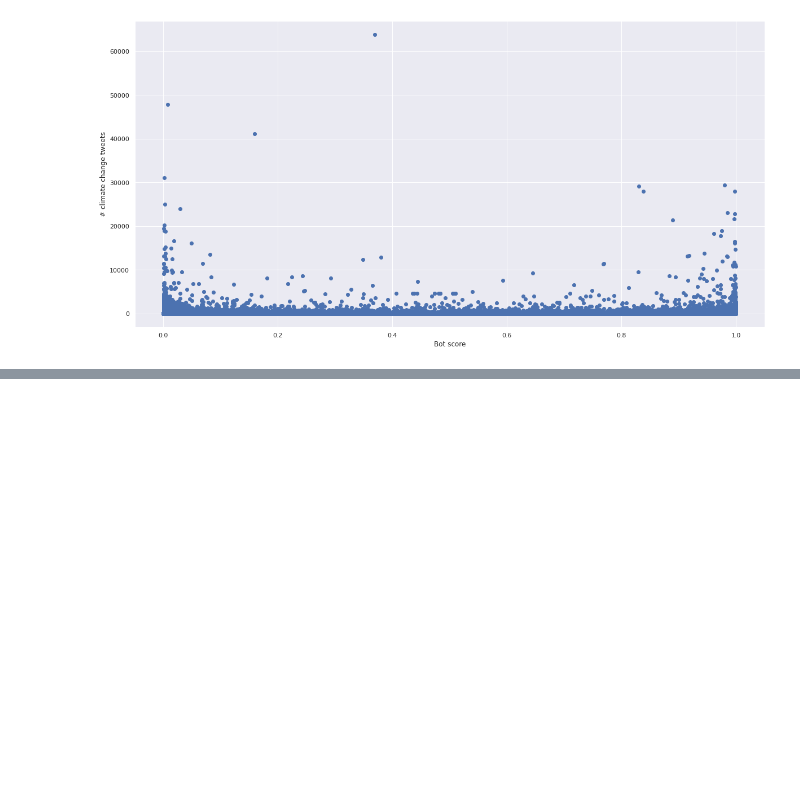
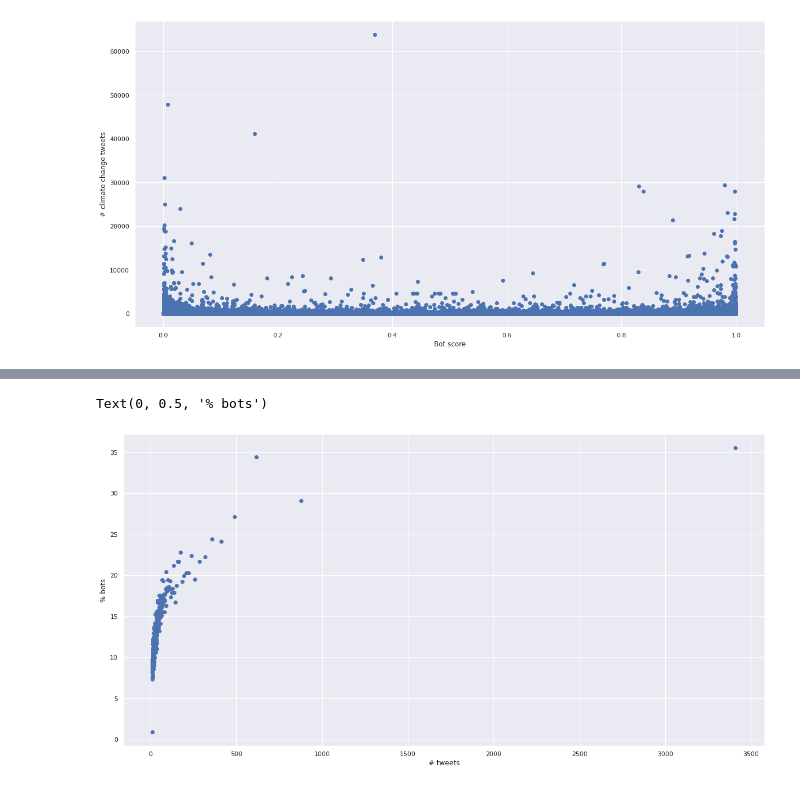
Before and after one commit to UoA-eResearch/twitter_analysis, a Jupyter notebook: bots.ipynb, the cells around one changed output, grey strips where cells are left out. Saved outputs shown, nothing was run; the diff lists cells and outputs as text; code cells hidden in the pictures; blank space fills up the shorter version.

```diff
--- a/bots.ipynb
+++ b/bots.ipynb
@@ -57,0 +58,23 @@ botscores.n_tweets.plot(kind="hist", bins=40, logy=True)
+# %%
+import matplotlib.colors as colors
+x = []
+y = []
+chunk = 1000
+for n in range(0, len(df), chunk):
+    filtered_df = df.iloc[n:n+chunk]
+    bots = sum(filtered_df.prob_bot > .5)
+    n_tweets = filtered_df.n_tweets.mean()
+    if not bots and not humans:
+        continue
+    elif bots and not humans:
+        pct = 100
+    else:
+        pct = bots / chunk * 100
+    x.append(n_tweets)
+    y.append(pct)
+plt.scatter(x,y)
+plt.xlabel("# tweets")
+plt.ylabel("% bots")
+# %% [output]
+Text(0, 0.5, '% bots')
+[figure, added]
```
Also changed, not shown: parts of 4 cells of this notebook, 3 other files.
